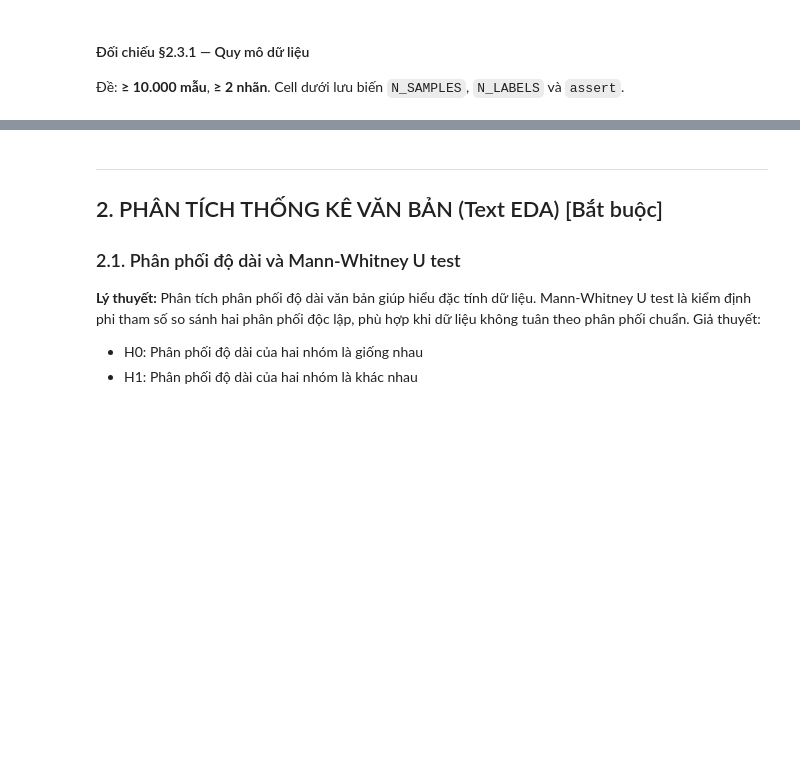
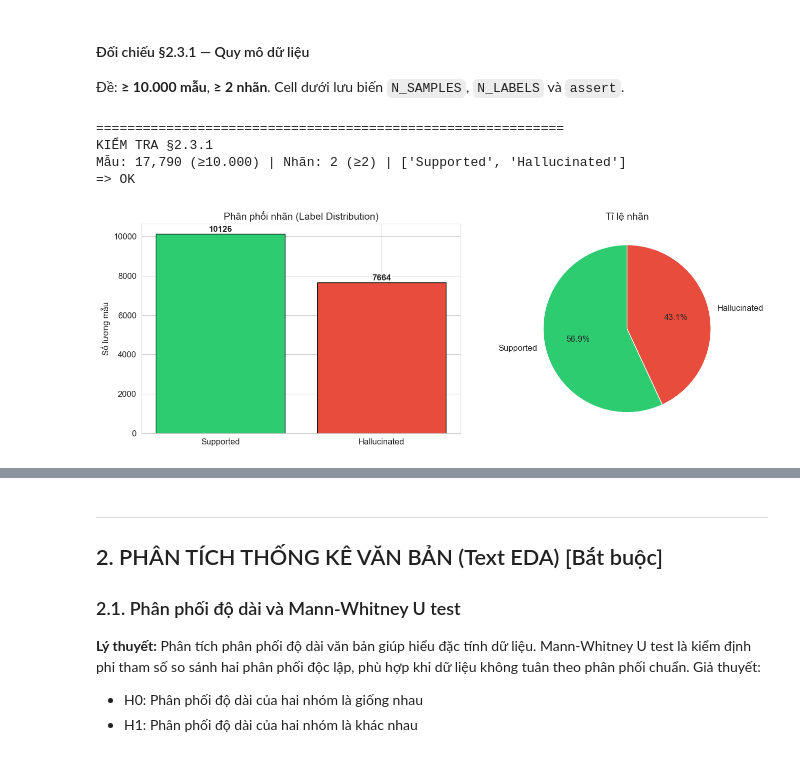
Before and after one commit to phamphuhoa-23/datapreprocessing, a Jupyter notebook: Source/notebooks/05_text_preprocessing.ipynb, the cells around one changed output, grey strips where cells are left out. Cells and saved outputs as stored; diff of their text form; code cells hidden in the pictures; blank space fills up the shorter version.

```diff
--- a/Source/notebooks/05_text_preprocessing.ipynb
+++ b/Source/notebooks/05_text_preprocessing.ipynb
@@ -150,6 +175,8 @@ print('All libraries imported successfully!')
 Nếu chưa tải, chạy: `python DataMining-Lab1/download_text_dataset.py`
 # %%
 # Load dataset từ local parquet (không cần kết nối internet)
+
+
 def _find_data_root() -> Path:
     """Tìm thư mục data/text/raw/ chứa ragtruth_full.parquet."""
     candidates = [
@@ -160,7 +187,8 @@ def _find_data_root() -> Path:
     try:
         candidates += [
             Path(__file__).resolve().parent.parent / 'data' / 'text' / 'raw',
-            Path(__file__).resolve().parent.parent.parent / 'data' / 'text' / 'raw',
+            Path(__file__).resolve().parent.parent.parent /
+            'data' / 'text' / 'raw',
         ]
     except NameError:
         pass
@@ -176,6 +204,7 @@ def _find_data_root() -> Path:
         "Hãy chạy: python DataMining-Lab1/download_text_dataset.py"
     )
 
+
 DATA_RAW = _find_data_root()
 df = pd.read_parquet(DATA_RAW / 'ragtruth_full.parquet')
 
@@ -200,27 +248,37 @@ print(f"Mẫu: {N_SAMPLES:,} (≥10.000) | Nhãn: {N_LABELS} (≥2) | {LABEL_NAM
 assert N_SAMPLES >= 10_000
 assert N_LABELS >= 2
 print("=> OK")
+# %% [output]
+============================================================
+KIỂM TRA §2.3.1
+Mẫu: 17,790 (≥10.000) | Nhãn: 2 (≥2) | ['Supported', 'Hallucinated']
+=> OK
 # %%
 # Trực quan hóa phân phối nhãn
 fig, axes = plt.subplots(1, 2, figsize=(14, 5))
 
 # Bar chart
 label_counts = df['label_name'].value_counts()
 colors = ['#2ecc71', '#e74c3c']
-axes[0].bar(label_counts.index, label_counts.values, color=colors, edgecolor='black')
+axes[0].bar(label_counts.index, label_counts.values,
+            color=colors, edgecolor='black')
 axes[0].set_title('Phân phối nhãn (Label Distribution)', fontsize=14)
 axes[0].set_ylabel('Số lượng mẫu')
 for i, v in enumerate(label_counts.values):
-    axes[0].text(i, v + 100, str(v), ha='center', fontweight='bold', fontsize=12)
+    axes[0].text(i, v + 100, str(v), ha='center',
+                 fontweight='bold', fontsize=12)
 
 # Pie chart
 axes[1].pie(label_counts.values, labels=label_counts.index, autopct='%1.1f%%',
             colors=colors, startangle=90, textprops={'fontsize': 12})
 axes[1].set_title('Tỉ lệ nhãn', fontsize=14)
 
 plt.tight_layout()
-plt.savefig(OUTPUT_DIR / 'label_distribution.png', dpi=150, bbox_inches='tight')
+plt.savefig(OUTPUT_DIR / 'label_distribution.png',
+            dpi=150, bbox_inches='tight')
 plt.show()
+# %% [output]
+[figure, added]
 # %%
 # Thống kê mô tả cơ bản
 print("=" * 60)
```
Also changed, not shown: parts of 44 cells of this notebook, 8 other files.
